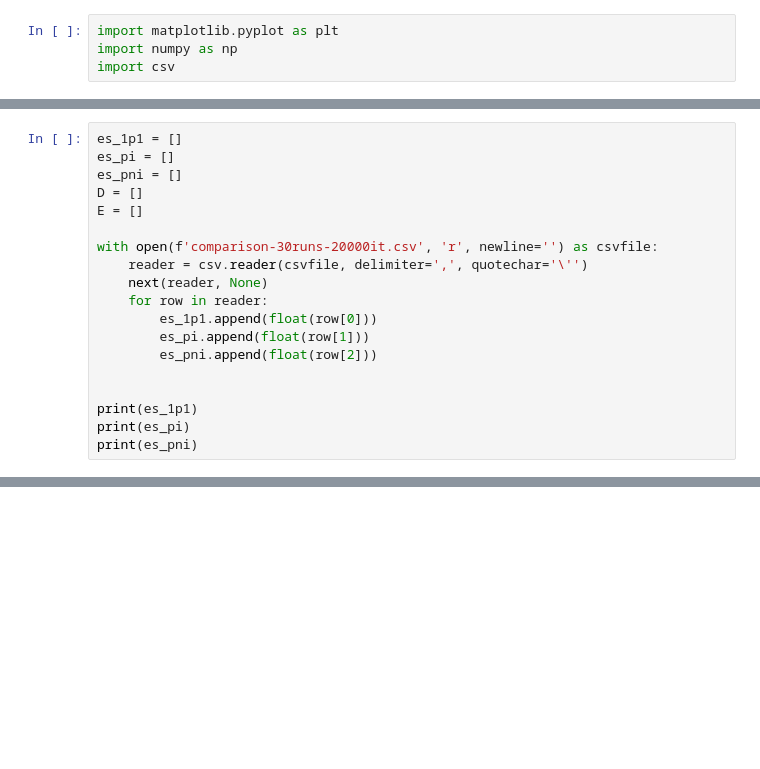
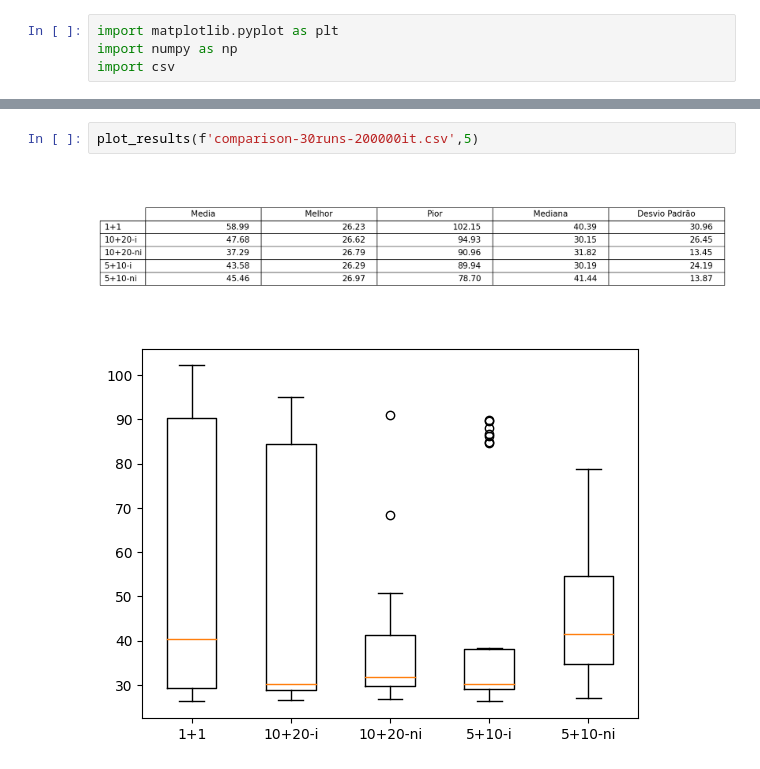
Before and after one commit to Patrick448/estudos-iniciacao-cientifica, a Jupyter notebook: GRN/grn_es_algorithm_comparison.ipynb, the cells around one changed output, grey strips where cells are left out. Drawn from its saved outputs; the diff is of its cells as text; blank space fills up the shorter version.

```diff
--- a/GRN/grn_es_algorithm_comparison.ipynb
+++ b/GRN/grn_es_algorithm_comparison.ipynb
@@ -7,19 +4,0 @@ import csv
-# %%
-es_1p1 = []
-es_pi = []
-es_pni = []
-D = []
-E = []
-
-with open(f'comparison-30runs-20000it.csv', 'r', newline='') as csvfile:
-    reader = csv.reader(csvfile, delimiter=',', quotechar='\'')
-    next(reader, None)
-    for row in reader:
-        es_1p1.append(float(row[0]))
-        es_pi.append(float(row[1]))
-        es_pni.append(float(row[2]))
-
-
-print(es_1p1)
-print(es_pi)
-print(es_pni)
@@ -62,0 +53,5 @@ plt.show()
+# %%
+plot_results(f'comparison-30runs-200000it.csv',5)
+# %% [output]
+[figure, added]
+[figure, added]
```
Also changed, not shown: parts of 4 cells of this notebook, 15 other files.
